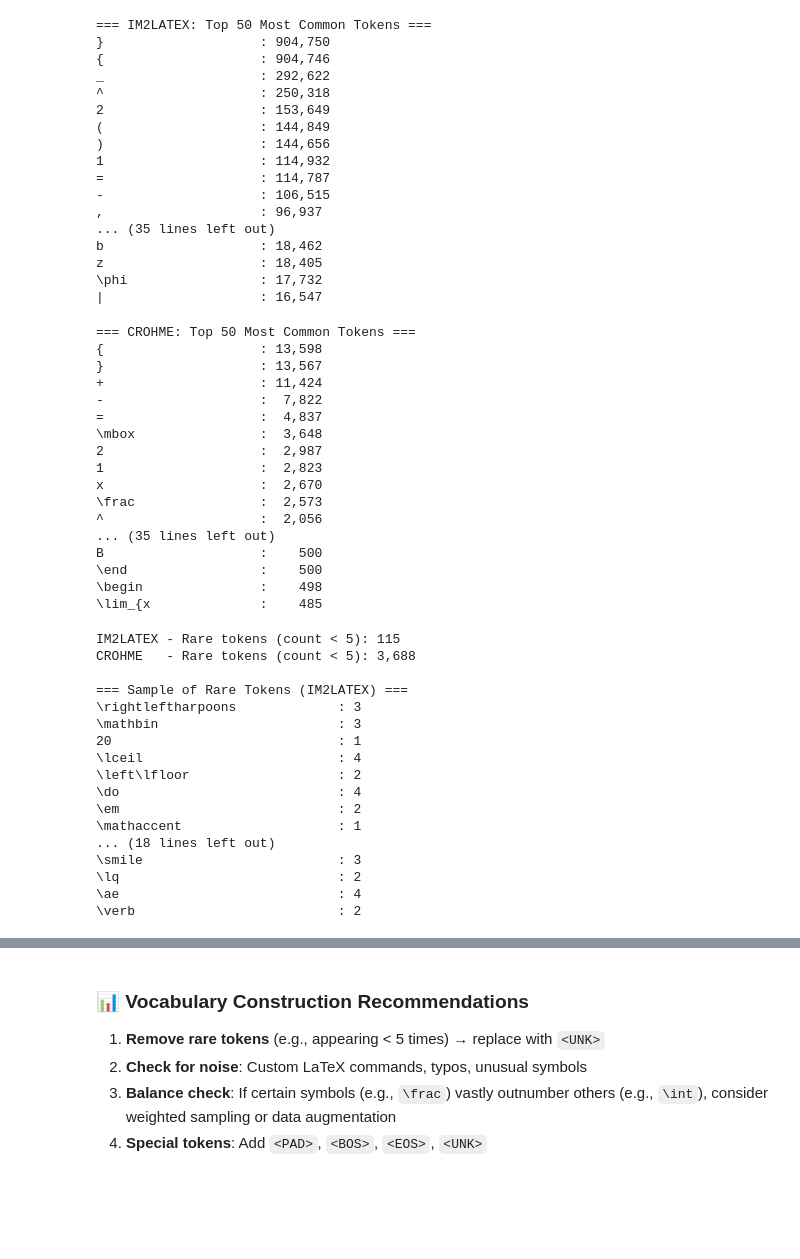
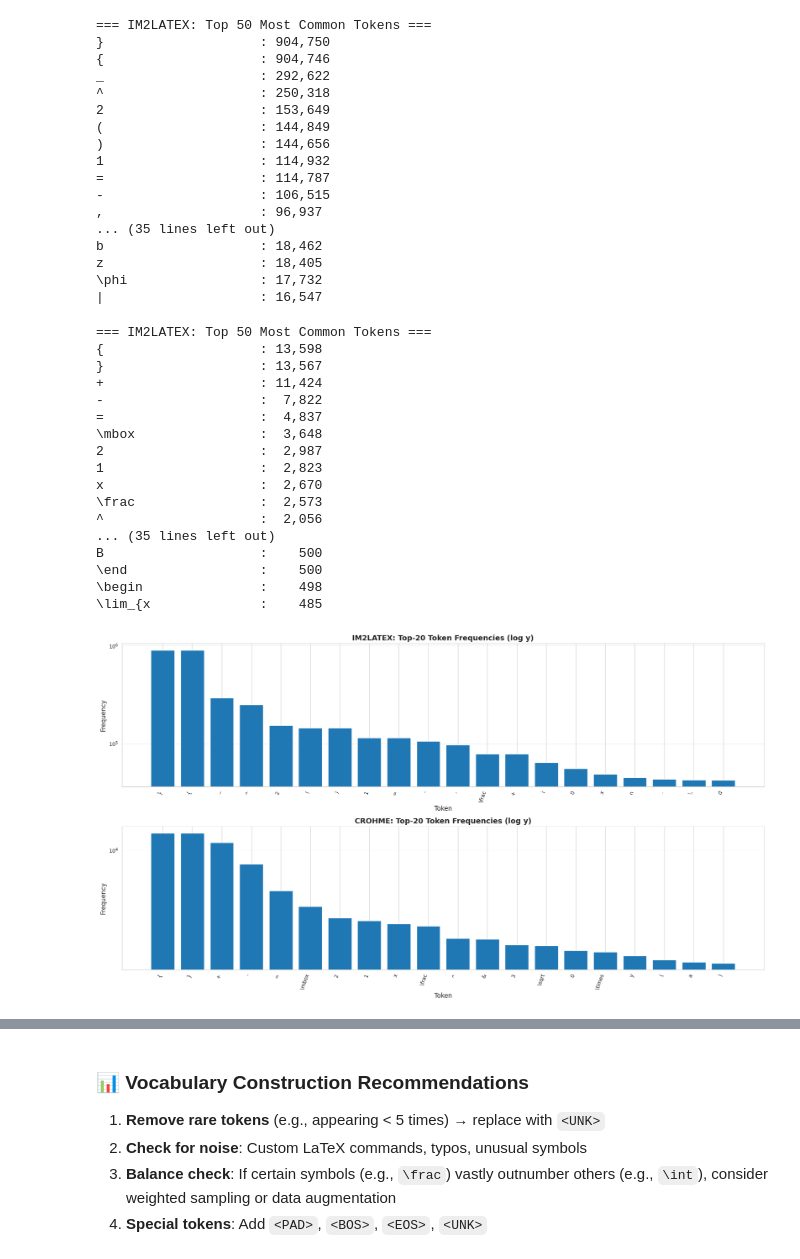
Before and after one commit to Thach375/MER2LATEX, a Jupyter notebook: notebooks/2_EDA.ipynb, the cells around one changed output, grey strips where cells are left out. Cells and saved outputs as stored; diff of their text form; code cells hidden in the pictures; blank space fills up the shorter version.

```diff
--- a/notebooks/2_EDA.ipynb
+++ b/notebooks/2_EDA.ipynb
@@ -473,11 +240,9 @@ z                    : 18,405
 \phi                 : 17,732
 |                    : 16,547
 # %%
-print("\n=== CROHME: Top 50 Most Common Tokens ===")
-for token, count in crohme_token_counter.most_common(50):
-    print(f"{token:20s} : {count:6,}")
+top_common_tokens(crohme_token_counter)
 # %% [output]
-=== CROHME: Top 50 Most Common Tokens ===
+=== IM2LATEX: Top 50 Most Common Tokens ===
 {                    : 13,598
 }                    : 13,567
 +                    : 11,424
@@ -495,32 +260,7 @@ B                    :    500
 \begin               :    498
 \lim_{x              :    485
 # %%
-# Rare tokens (appearing < 5 times)
-im2latex_rare = {token: count for token, count in im2latex_token_counter.items() if count < 5}
-crohme_rare = {token: count for token, count in crohme_token_counter.items() if count < 5}
-
-print(f"\nIM2LATEX - Rare tokens (count < 5): {len(im2latex_rare):,}")
-print(f"CROHME   - Rare tokens (count < 5): {len(crohme_rare):,}")
-
-print("\n=== Sample of Rare Tokens (IM2LATEX) ===")
-for token, count in list(im2latex_rare.items())[:30]:
-    print(f"{token:30s} : {count}")
+plot_topk_token_frequencies(im2latex_token_counter, crohme_token_counter, top_k=20, y_log_scale=True)
 # %% [output]
-IM2LATEX - Rare tokens (count < 5): 115
-CROHME   - Rare tokens (count < 5): 3,688
-
-=== Sample of Rare Tokens (IM2LATEX) ===
-\rightleftharpoons             : 3
-\mathbin                       : 3
-20                             : 1
-\lceil                         : 4
-\left\lfloor                   : 2
-\do                            : 4
-\em                            : 2
-\mathaccent                    : 1
-... (18 lines left out)
-\smile                         : 3
-\lq                            : 2
-\ae                            : 4
-\verb                          : 2
+[figure, added]
 # %%
```
Also changed, not shown: parts of 21 cells of this notebook, 20 other files.
